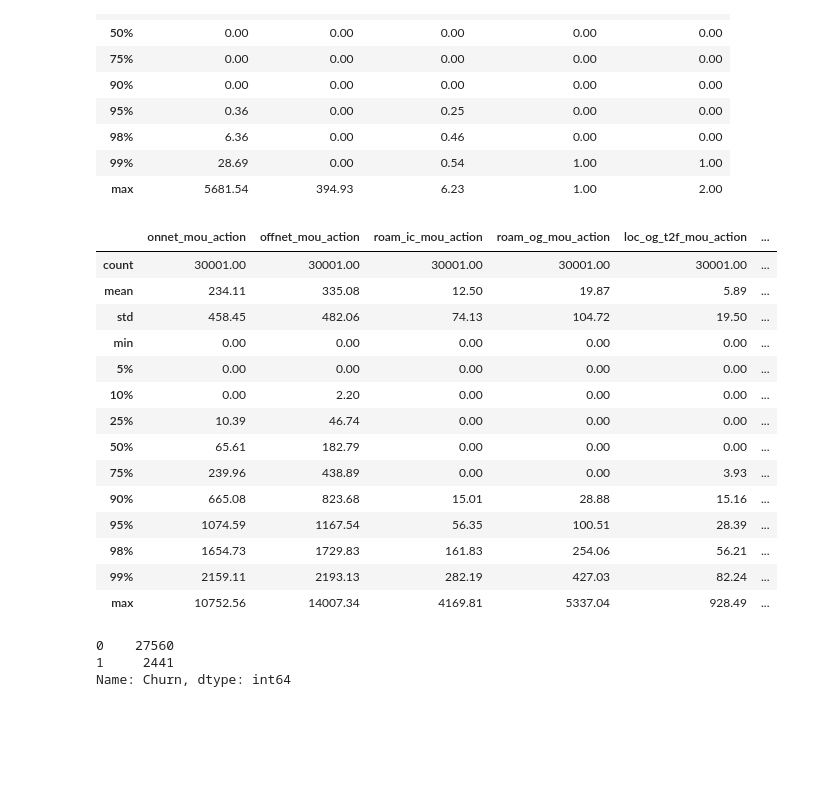
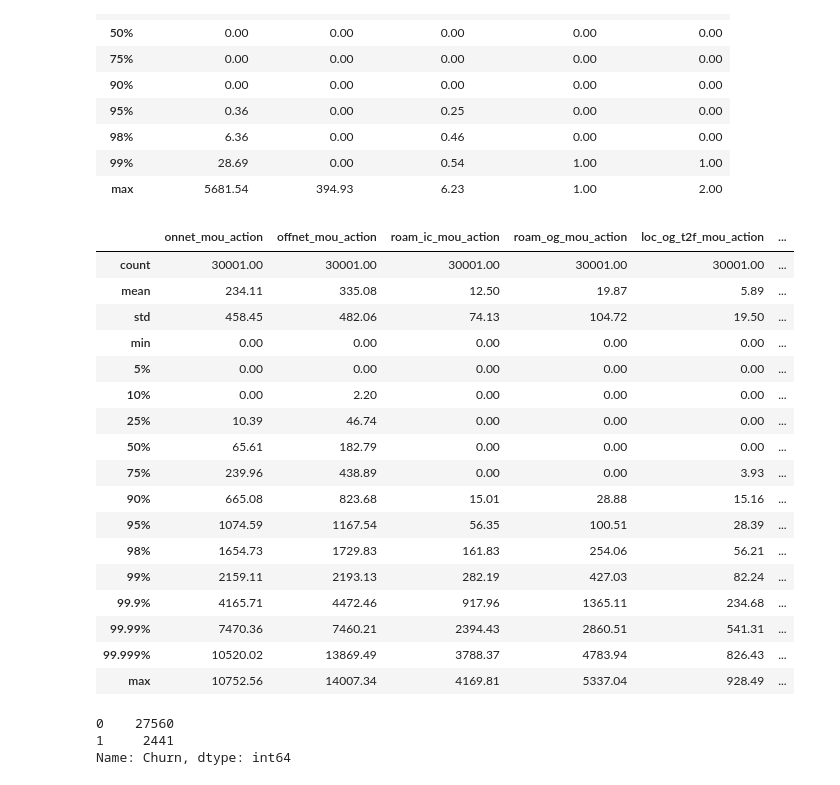
Before and after one commit to supran2811/TelecomChurnAssignment, a Jupyter notebook: Telecom_Churn_Solution.ipynb, the cells around one changed output. Drawn from its saved outputs; the diff is of its cells as text; code cells hidden in the pictures; blank space fills up the shorter version.

```diff
--- a/Telecom_Churn_Solution.ipynb
+++ b/Telecom_Churn_Solution.ipynb
@@ -832,22 +835,25 @@ final_data[col_with_all_0].describe(percentiles=[.05,.1,.25,.5,.75,.9,.95,.98,.9
 # %%
 final_data = final_data.drop(col_with_all_0,axis=1)
 # %%
-final_data.describe(percentiles=[.05,.1,.25,.5,.75,.9,.95,.98,.99])
+final_data.describe(percentiles=[.05,.1,.25,.5,.75,.9,.95,.98,.99,.999,.9999,.99999])
 # %% [output]
 |  | onnet_mou_action | offnet_mou_action | roam_ic_mou_action | roam_og_mou_action | loc_og_t2f_mou_action | ... |
 | count | 30001.00 | 30001.00 | 30001.00 | 30001.00 | 30001.00 | ... |
 | mean | 234.11 | 335.08 | 12.50 | 19.87 | 5.89 | ... |
 | std | 458.45 | 482.06 | 74.13 | 104.72 | 19.50 | ... |
 | min | 0.00 | 0.00 | 0.00 | 0.00 | 0.00 | ... |
 | 5% | 0.00 | 0.00 | 0.00 | 0.00 | 0.00 | ... |
 | 10% | 0.00 | 2.20 | 0.00 | 0.00 | 0.00 | ... |
 | 25% | 10.39 | 46.74 | 0.00 | 0.00 | 0.00 | ... |
 | 50% | 65.61 | 182.79 | 0.00 | 0.00 | 0.00 | ... |
 | 75% | 239.96 | 438.89 | 0.00 | 0.00 | 3.93 | ... |
 | 90% | 665.08 | 823.68 | 15.01 | 28.88 | 15.16 | ... |
 | 95% | 1074.59 | 1167.54 | 56.35 | 100.51 | 28.39 | ... |
 | 98% | 1654.73 | 1729.83 | 161.83 | 254.06 | 56.21 | ... |
 | 99% | 2159.11 | 2193.13 | 282.19 | 427.03 | 82.24 | ... |
+| 99.9% | 4165.71 | 4472.46 | 917.96 | 1365.11 | 234.68 | ... |
+| 99.99% | 7470.36 | 7460.21 | 2394.43 | 2860.51 | 541.31 | ... |
+| 99.999% | 10520.02 | 13869.49 | 3788.37 | 4783.94 | 826.43 | ... |
 | max | 10752.56 | 14007.34 | 4169.81 | 5337.04 | 928.49 | ... |
 # %%
 final_data['Churn'].value_counts()
```
Also changed, not shown: parts of 104 cells of this notebook.
